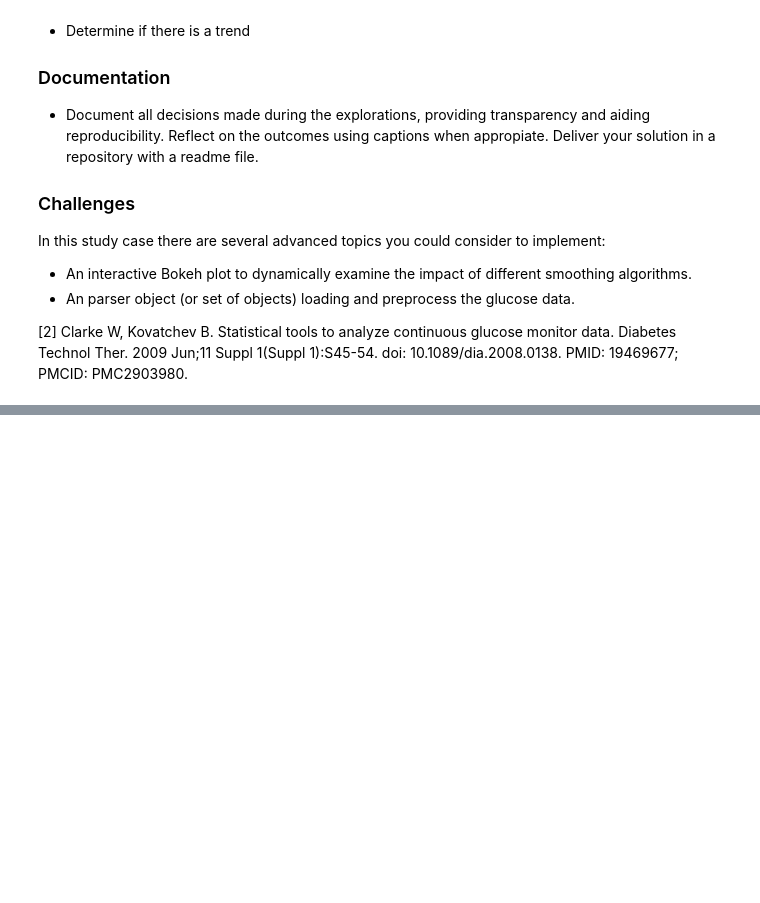
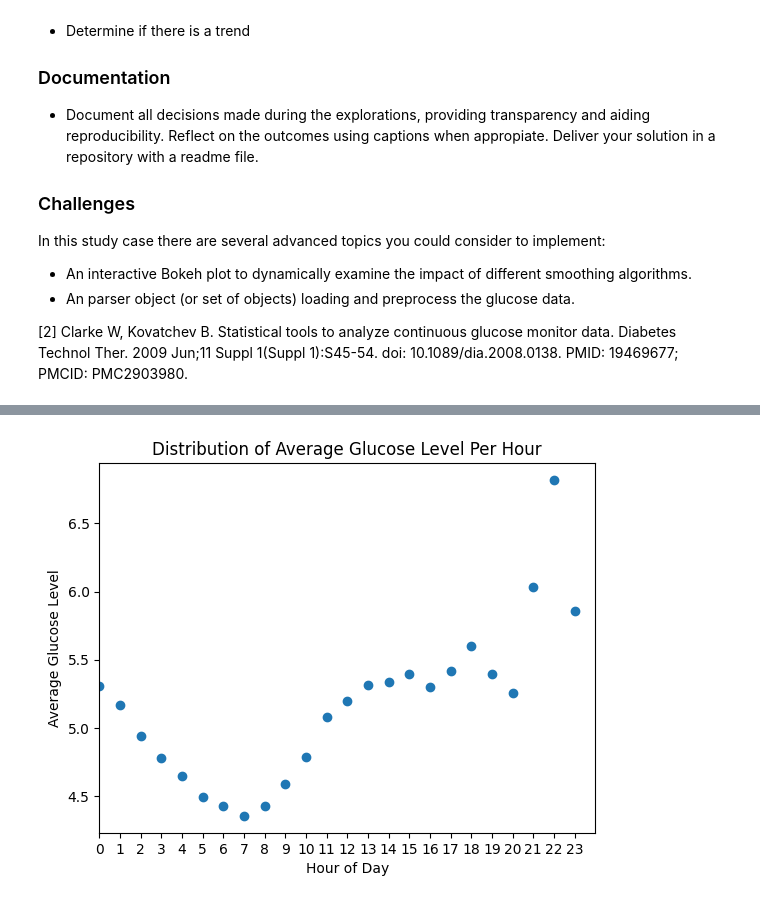
Before and after one commit to Mahsa-Zf/Prog3, a Jupyter notebook: glucose/logbook/logbook.ipynb, the cells around one changed output, grey strips where cells are left out. Cells and saved outputs as stored; diff of their text form; code cells hidden in the pictures; blank space fills up the shorter version.

```diff
--- a/glucose/logbook/logbook.ipynb
+++ b/glucose/logbook/logbook.ipynb
@@ -461,0 +488,12 @@ In this study case there are several advanced topics you could consider to imple
+# %%
+hourly_avg_glucose = glcs_filtrd.groupby(['Hour'])['Historic Glucose mmol/L'].mean()
+
+plt.scatter(hourly_avg_glucose.index, hourly_avg_glucose.values)
+plt.xticks([i for i in range(0,24)])
+plt.title('Distribution of Average Glucose Level Per Hour')
+plt.xlabel('Hour of Day')
+plt.ylabel('Average Glucose Level')
+plt.xlim(0, 24)
+plt.show()
+# %% [output]
+[figure, added]
```
Also changed, not shown: parts of 29 cells of this notebook, 1 other file.
